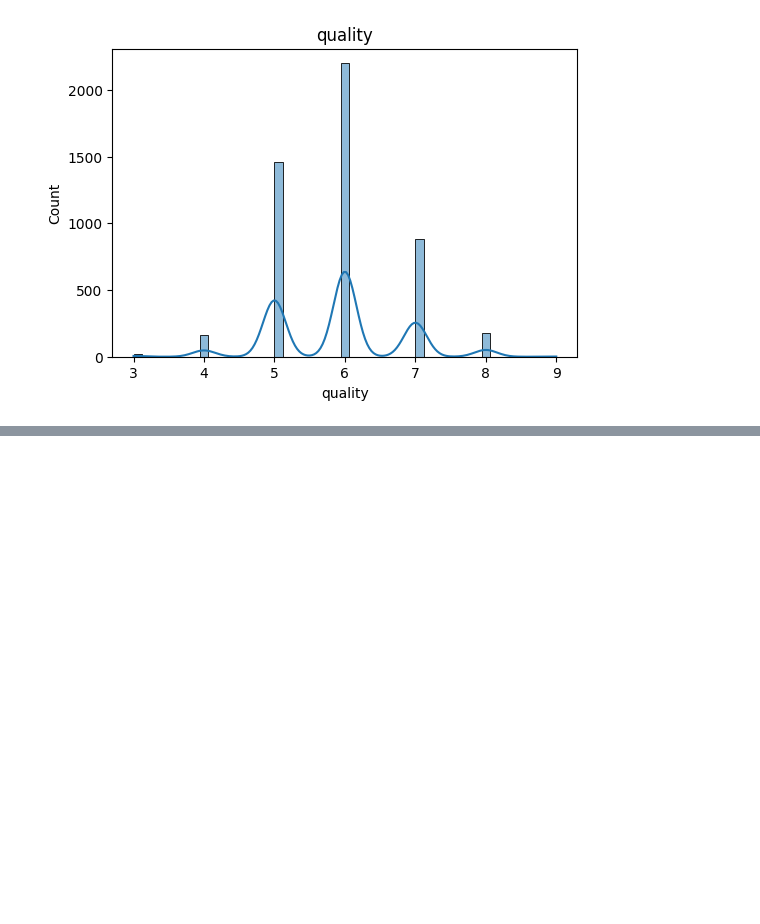
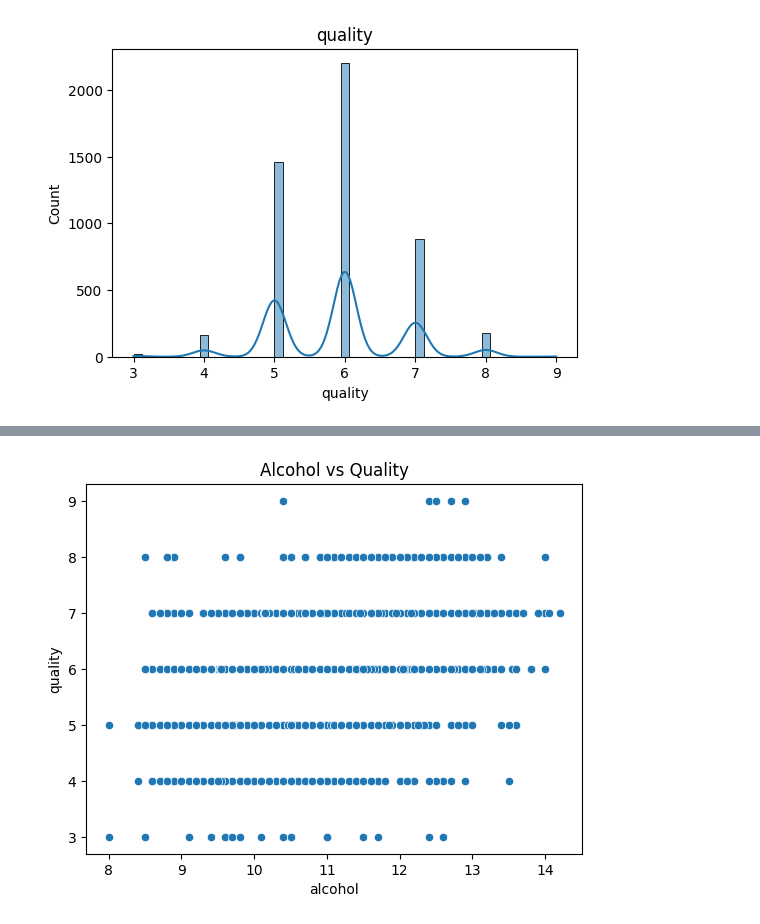
Before and after one commit to DumuthuLakshan/Wine-Quality-Prediction-, a Jupyter notebook: Untitled4.ipynb, the cells around one changed output, grey strips where cells are left out. Cells and saved outputs as stored; diff of their text form; code cells hidden in the pictures; blank space fills up the shorter version.

```diff
--- a/Untitled4.ipynb
+++ b/Untitled4.ipynb
@@ -88,0 +105,9 @@ for col in df.columns:
+# %%
+import seaborn as sns
+import matplotlib.pyplot as plt
+
+sns.scatterplot(x=df['alcohol'], y=df['quality'])
+plt.title("Alcohol vs Quality")
+plt.show()
+# %% [output]
+[figure, added]
```
Also changed, not shown: parts of 1 cell of this notebook.
